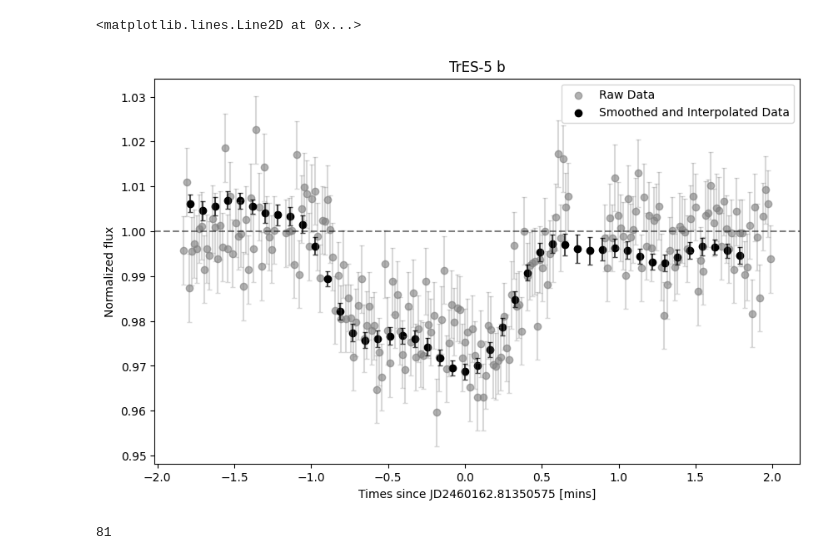
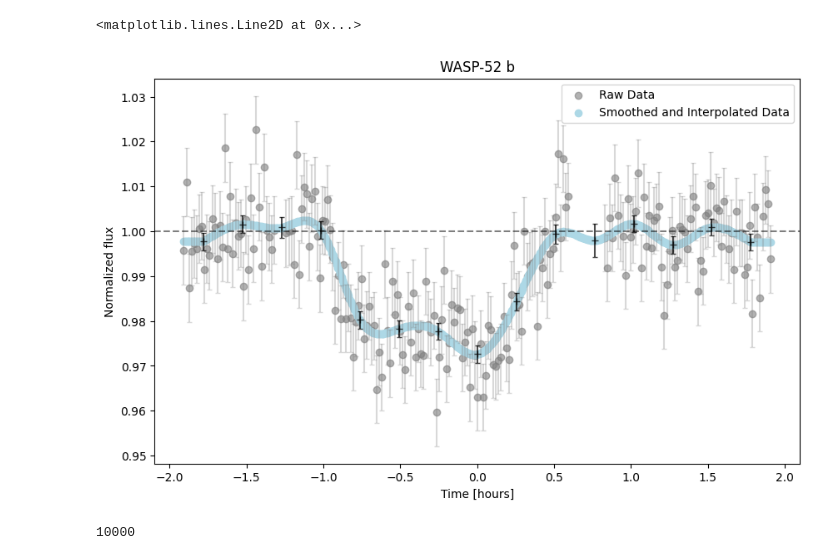
Before and after one commit to ua-2025q3-astr501-513/p1-pink-fluffy-unicorns, a Jupyter notebook: model_fitting.ipynb, the cells around one changed output. Cells and saved outputs as stored; diff of their text form; code cells hidden in the pictures.

```diff
--- a/model_fitting.ipynb
+++ b/model_fitting.ipynb
@@ -12,36 +13,44 @@ from pfu_transit.photometry_simulation import photometric_observation
 # %%
-datasets = ['Qatar-6 b.txt', 'TrES-2 b.txt', 'TrES-5 b.txt', 'WASP-2 b.txt', 'WASP-52 b.txt']
+datasets = os.listdir("assets/exoplanet_data")
 num = 4
+framew = 500
+frameh = 500
+image_scale = 3/framew
 
-data = np.genfromtxt(f"assets/exoplanet_data/{datasets[num]}", delimiter=',', names=True, skip_header=23)
+file = os.path.join("assets/exoplanet_data", datasets[num])
 
-interp = np.genfromtxt(f"assets/interp_data/"+datasets[num][:-4]+"_interp.txt", delimiter=',', names=True)
-interp_dates =  interp['x_interp'] - np.median(interp['x_interp'])
-interp_dates_hours = (interp_dates - np.median(interp_dates)) / 60 #REMOVE THIS DIVISION WHEN UNITS ARE FIXED TO HOURS
-interp_flux = interp['y_interp']
-interp_errs = interp['y_err']
+# Load raw data
+dates_hours, flux, errs = read_raw_exotic(file)
 
-dates = data['DATE']
-dates_hours = (dates - np.median(dates)) * 24
-flux = data['DIFF']/data['DETREND_2']
-errs = data['ERR']
+bins, smooth_fluxes, smooth_errs = smoothen(dates_hours, flux, errs)
+
+# Build spline from smoothened points
+f = cubic_spline_interpolator(bins, smooth_fluxes)
+
+interp_dates_hours = np.linspace(dates_hours.min(), dates_hours.max(), framew)
+interp_flux = f(interp_dates_hours)
+interp_errs = np.interp(interp_dates_hours, dates_hours, errs)
+
+dates_hours -= np.median(interp_dates_hours)
+bins -= np.median(interp_dates_hours)
+interp_dates_hours -= np.median(interp_dates_hours)
 # %%
 plt.figure(figsize=[10, 6])
 
 plt.scatter(dates_hours, flux, label = 'Raw Data', alpha = .6, c = 'gray')
 plt.errorbar(dates_hours, flux, errs, ls = '', alpha = 0.3, capsize=2, c = 'gray')
 
-plt.scatter(interp_dates_hours, interp_flux, label = 'Smoothed and Interpolated Data', c = 'k')
-plt.errorbar(interp_dates_hours, interp_flux, interp_errs, ls = '', alpha = 0.7, capsize=2, c = 'k')
+plt.scatter(interp_dates_hours, interp_flux, label = 'Smoothed and Interpolated Data', color="lightblue")
+plt.errorbar(bins, smooth_fluxes, smooth_errs, ls = '', alpha = 0.7, capsize=2, c = 'k', marker="+")
 
-plt.xlabel(f'Times since JD{dates[0]} [hours]')
+plt.xlabel(f'Time [hours]')
 plt.ylabel('Normalized flux')
 plt.legend()
-plt.title(f"{datasets[2][:-4]}")
+plt.title(f"{datasets[num][:-4]}")
 plt.axhline(1, ls = '--', c = 'k', alpha = .5)
 # %% [output]
 <matplotlib.lines.Line2D at 0x...>
-[figure, old version]
+[figure, new version]
 # %%
 # Initial guesses/input parameters from database
 stellar_radius = 0.79
@@ -51,21 +60,25 @@ planet_radius = 1.17
 wavelength = 0.6
 
 # Guess these parameters from the plot
-transit_duration = 1.3 #hours
-midtransit_offset = -0.2
+transit_duration = 1.22 #hours
+midtransit_offset = -0.28
 
 # Calculated parameters for input into model
 converted_impact_parameter = impact_parameter*stellar_radius
 velocity = 2*stellar_radius*np.sqrt(1-impact_parameter**2)/transit_duration
 
+start_params = (planet_radius, converted_impact_parameter, midtransit_offset, velocity)
+
 # Define coarse grid ranges, can be made more fine later at a higher computational cost
-Rp_vals  = np.linspace(planet_radius - 0.2, planet_radius + 0.2, 3) # planet radius
-b_vals   = stellar_radius*np.linspace(converted_impact_parameter-0.2, converted_impact_parameter+0.2, 3) # impact param
-midt_vals  = np.linspace(midtransit_offset-0.05, midtransit_offset+0.05, 3)      # mid_transit_time offsets
-vel_vals = np.linspace(velocity-0.2, velocity+0.2, 3)   # velocity
+Rp_vals  = np.linspace(planet_radius - 0.2, planet_radius + 0.2, 10) # planet radius
+
+b_vals   = np.linspace(converted_impact_parameter-0.2,\
+                                      converted_impact_parameter+0.2, 10) # impact param
+midt_vals  = np.linspace(midtransit_offset-0.05, midtransit_offset+0.05, 10)      # mid_transit_time offsets
+vel_vals = np.linspace(velocity-0.2, velocity+0.2, 10)   # velocity
 
 param_grid = [(Rp, b, midt, vel) for Rp in Rp_vals for b in b_vals for midt in midt_vals for vel in vel_vals]
 len(param_grid)
 # %% [output]
-81
+10000
 # %%
```
Also changed, not shown: parts of 6 cells of this notebook, 7 other files.
